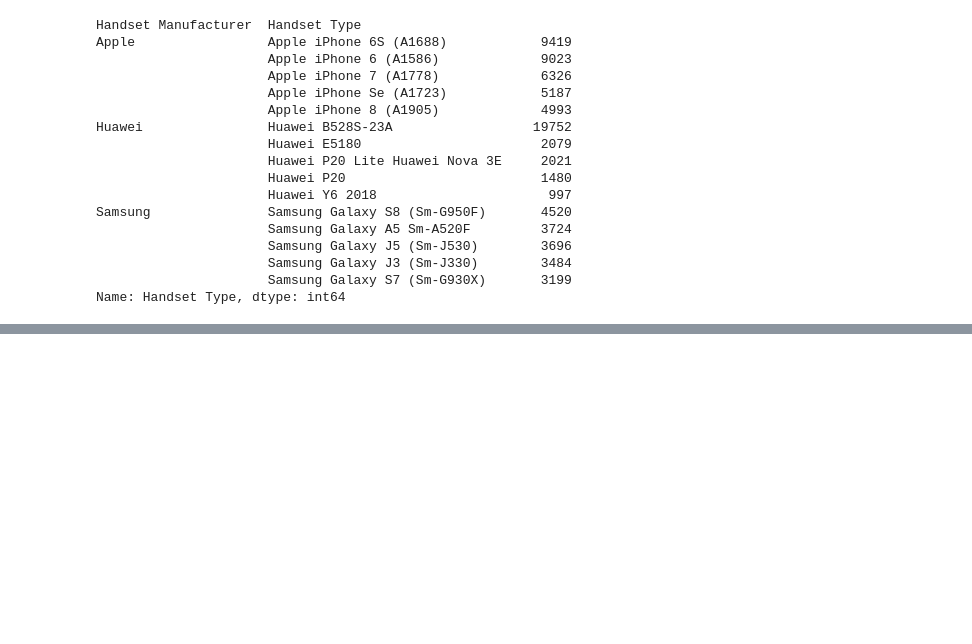
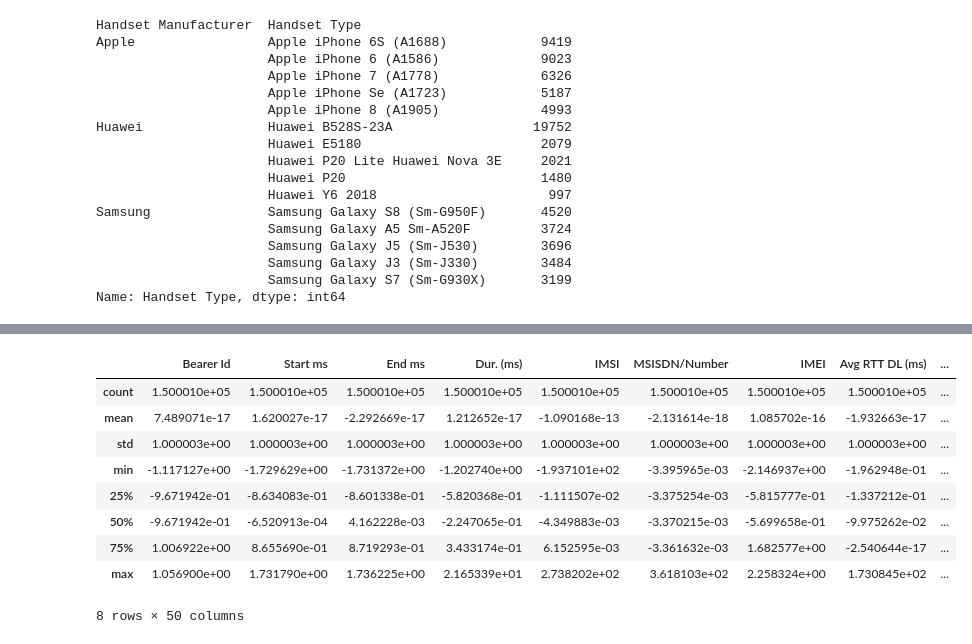
Before and after one commit to hillaryke/Telecom-User-Analytics, a Jupyter notebook: notebooks/data_exploration_preprocessing.ipynb, the cells around one changed output, grey strips where cells are left out. Saved outputs shown, nothing was run; the diff lists cells and outputs as text; code cells hidden in the pictures; blank space fills up the shorter version.

```diff
--- a/notebooks/data_exploration_preprocessing.ipynb
+++ b/notebooks/data_exploration_preprocessing.ipynb
@@ -453,0 +218,14 @@ df_preprocessed
+# %%
+# Describe the DataFrame
+clean_data_df.describe()
+# %% [output]
+|  | Bearer Id | Start ms | End ms | Dur. (ms) | IMSI | MSISDN/Number | IMEI | Avg RTT DL (ms) | ... |
+| count | 1.500010e+05 | 1.500010e+05 | 1.500010e+05 | 1.500010e+05 | 1.500010e+05 | 1.500010e+05 | 1.500010e+05 | 1.500010e+05 | ... |
+| mean | 7.489071e-17 | 1.620027e-17 | -2.292669e-17 | 1.212652e-17 | -1.090168e-13 | -2.131614e-18 | 1.085702e-16 | -1.932663e-17 | ... |
+| std | 1.000003e+00 | 1.000003e+00 | 1.000003e+00 | 1.000003e+00 | 1.000003e+00 | 1.000003e+00 | 1.000003e+00 | 1.000003e+00 | ... |
+| min | -1.117127e+00 | -1.729629e+00 | -1.731372e+00 | -1.202740e+00 | -1.937101e+02 | -3.395965e-03 | -2.146937e+00 | -1.962948e-01 | ... |
+| 25% | -9.671942e-01 | -8.634083e-01 | -8.601338e-01 | -5.820368e-01 | -1.111507e-02 | -3.375254e-03 | -5.815777e-01 | -1.337212e-01 | ... |
+| 50% | -9.671942e-01 | -6.520913e-04 | 4.162228e-03 | -2.247065e-01 | -4.349883e-03 | -3.370215e-03 | -5.699658e-01 | -9.975262e-02 | ... |
+| 75% | 1.006922e+00 | 8.655690e-01 | 8.719293e-01 | 3.433174e-01 | 6.152595e-03 | -3.361632e-03 | 1.682577e+00 | -2.540644e-17 | ... |
+| max | 1.056900e+00 | 1.731790e+00 | 1.736225e+00 | 2.165339e+01 | 2.738202e+02 | 3.618103e+02 | 2.258324e+00 | 1.730845e+02 | ... |
+8 rows × 50 columns
```
Also changed, not shown: parts of 22 cells of this notebook, 1 other file.
